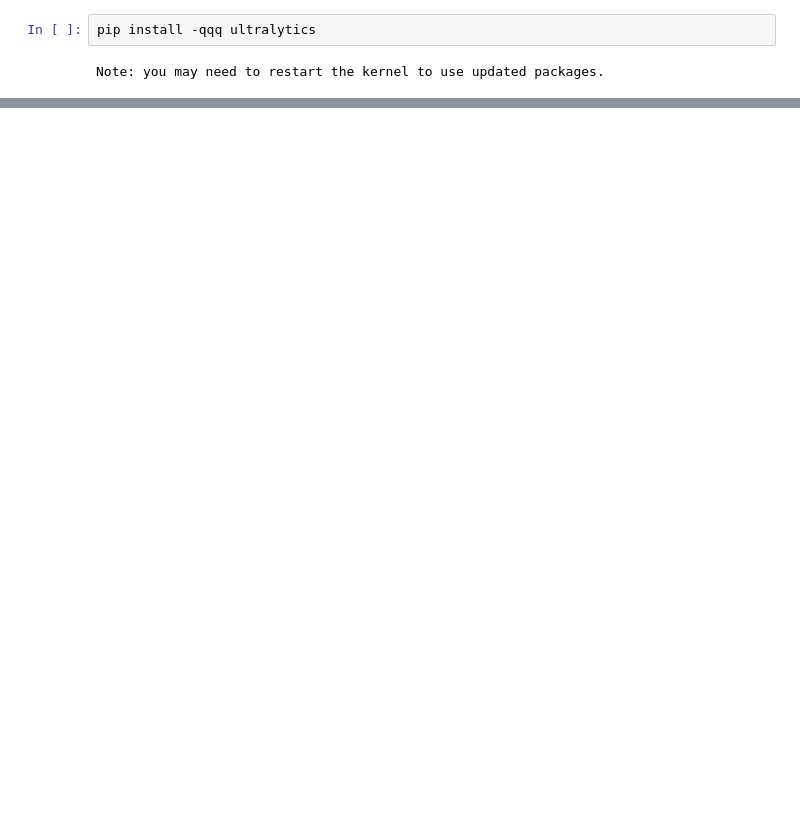
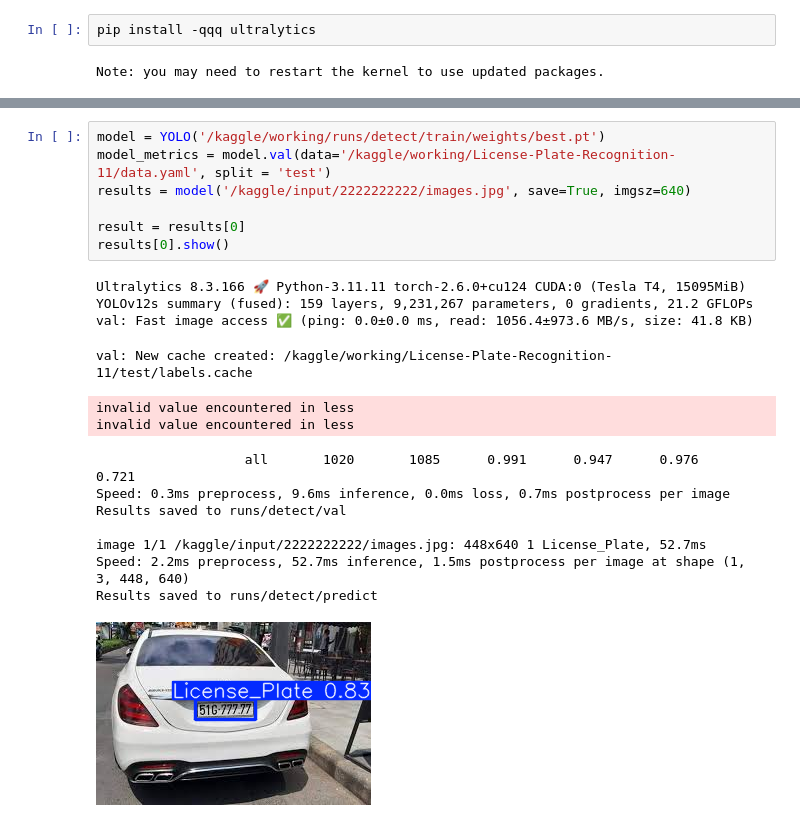
Before and after one commit to yuHuuH/YOLO_Licence_Plate_Detection_Read, a Jupyter notebook: base/ocr-plate-model.ipynb, the cells around one changed output, grey strips where cells are left out. Drawn from its saved outputs; the diff is of its cells as text; blank space fills up the shorter version.

```diff
--- a/base/ocr-plate-model.ipynb
+++ b/base/ocr-plate-model.ipynb
@@ -210,0 +87,22 @@ Detected text: 51G77777
+# %%
+model = YOLO('/kaggle/working/runs/detect/train/weights/best.pt')
+model_metrics = model.val(data='/kaggle/working/License-Plate-Recognition-11/data.yaml', split = 'test')
+results = model('/kaggle/input/2222222222/images.jpg', save=True, imgsz=640)
+
+result = results[0]
+results[0].show()
+# %% [output]
+Ultralytics 8.3.166 🚀 Python-3.11.11 torch-2.6.0+cu124 CUDA:0 (Tesla T4, 15095MiB)
+YOLOv12s summary (fused): 159 layers, 9,231,267 parameters, 0 gradients, 21.2 GFLOPs
+val: Fast image access ✅ (ping: 0.0±0.0 ms, read: 1056.4±973.6 MB/s, size: 41.8 KB)
+val: New cache created: /kaggle/working/License-Plate-Recognition-11/test/labels.cache
+invalid value encountered in less
+invalid value encountered in less
+                   all       1020       1085      0.991      0.947      0.976      0.721
+Speed: 0.3ms preprocess, 9.6ms inference, 0.0ms loss, 0.7ms postprocess per image
+Results saved to runs/detect/val
+
+image 1/1 /kaggle/input/2222222222/images.jpg: 448x640 1 License_Plate, 52.7ms
+Speed: 2.2ms preprocess, 52.7ms inference, 1.5ms postprocess per image at shape (1, 3, 448, 640)
+Results saved to runs/detect/predict
+[figure, added]
```
Also changed, not shown: parts of 14 cells of this notebook.
